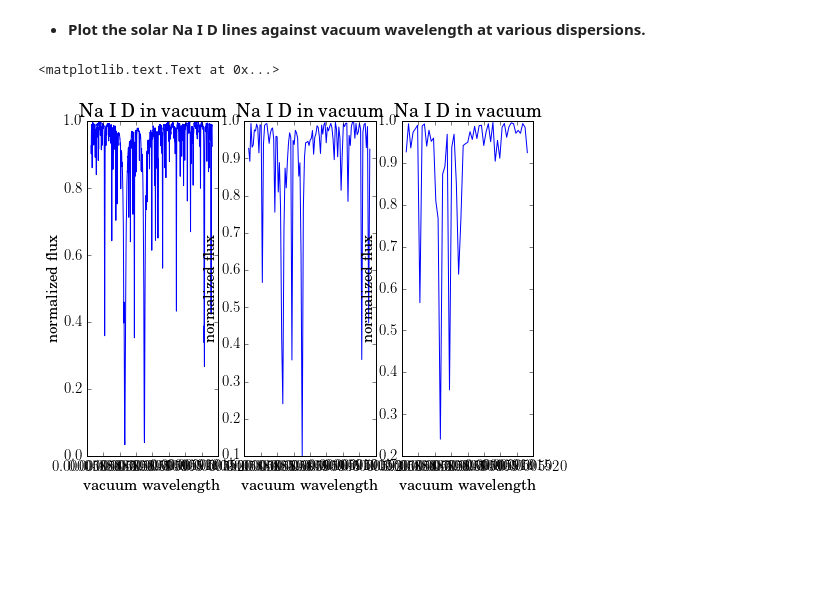
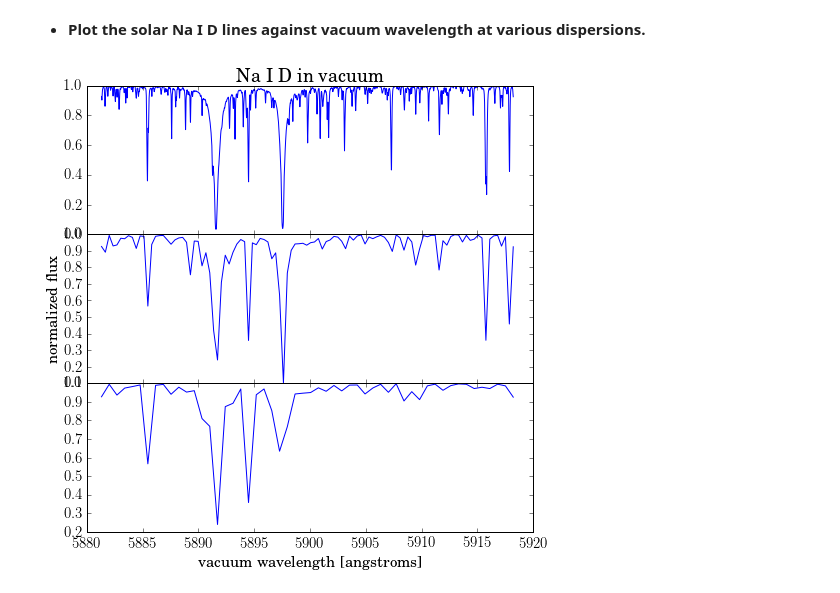
Before and after one commit to mattcwilde/Classes, a Jupyter notebook: ASTR521/HW6-LabB3/Lab-B3.ipynb, the cells around one changed output. Drawn from its saved outputs; the diff is of its cells as text; code cells hidden in the pictures; blank space fills up the shorter version.

```diff
--- a/ASTR521/HW6-LabB3/Lab-B3.ipynb
+++ b/ASTR521/HW6-LabB3/Lab-B3.ipynb
@@ -31,25 +31,25 @@ freq, telluric, spec, corrspec = np.loadtxt('NaD.dat', unpack=True)
 # %% [markdown]
 * **Plot the solar Na I D lines against vacuum wavelength at various dispersions.**
 # %%
-wave = 1/freq
+wave = (1/freq)*1e8
 
-fig, ax = plt.subplots(ncols=3, figsize=(8,6))
+fig, ax = plt.subplots(nrows=3, figsize=(8,8), sharex=True)
 
+plt.subplots_adjust(hspace=0.0)
 ax[0].plot(wave, spec)
-ax[0].set_xlabel('vacuum wavelength')
-ax[0].set_ylabel('normalized flux')
 ax[0].set_title('Na I D in vacuum')
 
+ax[1].set_ylabel('normalized flux')
+
+
 ax[1].plot(wave[::50], spec[::50])
-ax[1].set_xlabel('vacuum wavelength')
-ax[1].set_ylabel('normalized flux')
-ax[1].set_title('Na I D in vacuum')
+ax[2].set_xlabel('vacuum wavelength [angstroms]')
+
 
 
 ax[2].plot(wave[::100], spec[::100])
-ax[2].set_xlabel('vacuum wavelength')
-ax[2].set_ylabel('normalized flux')
-ax[2].set_title('Na I D in vacuum')
+
+
+plt.show()
 # %% [output]
-<matplotlib.text.Text at 0x...>
-[figure, old version]
+[figure, new version]
```
Also changed, not shown: parts of 24 cells of this notebook, 19 other files.
